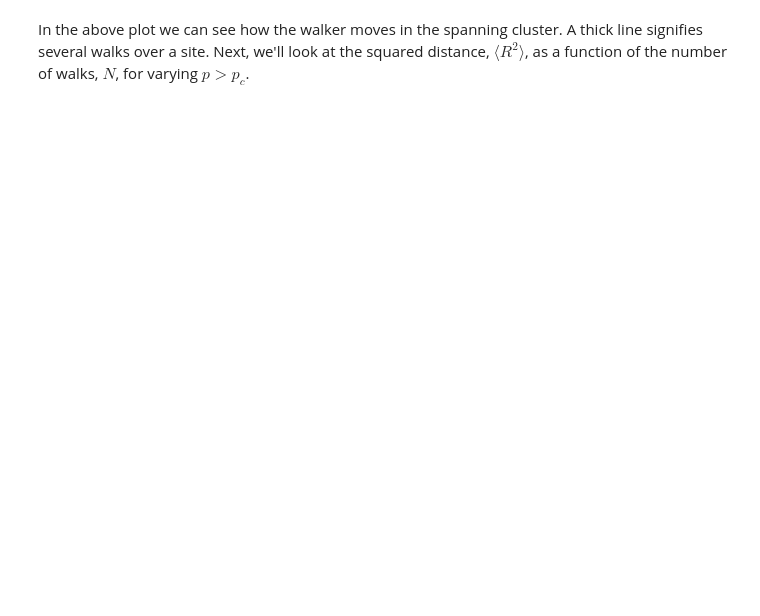
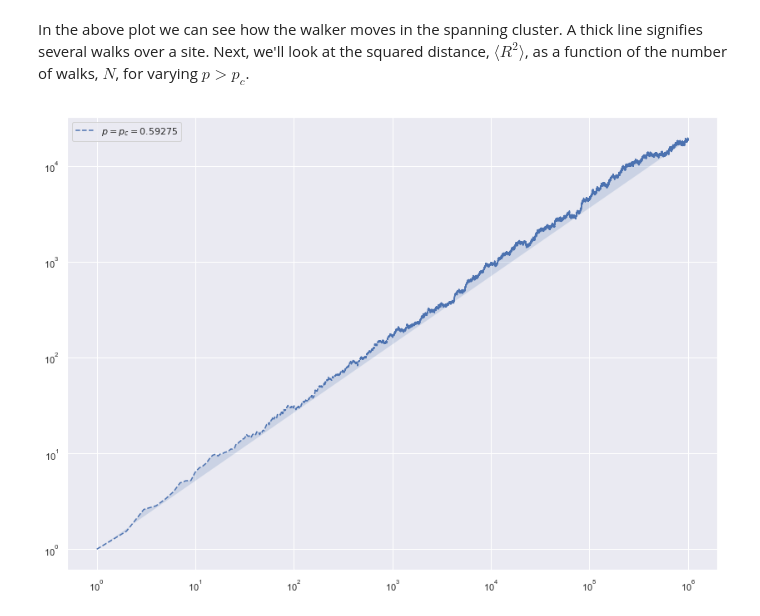
Before and after one commit to Schoyen/FYS4460, a Jupyter notebook: project-3/random-walks-on-the-spanning-cluster.ipynb, the cells around one changed output. Saved outputs shown, nothing was run; the diff lists cells and outputs as text; code cells hidden in the pictures; blank space fills up the shorter version.

Commit message:
Add plot of mean squared displacement

```diff
--- a/project-3/random-walks-on-the-spanning-cluster.ipynb
+++ b/project-3/random-walks-on-the-spanning-cluster.ipynb
@@ -60,16 +60,40 @@ def get_squared_distance(L, p, num_walks, num_attempts=1000):
     while num_steps <= 1:
         walker_map, displacements, num_steps = percwalk(spanning_cluster, num_walks)
 
-    squared_distance = np.sum(displacements ** 2, axis=0)
-
-    return squared_distance
+    return np.sum(displacements ** 2, axis=0)
 # %%
-L = 100
-num_walks_arr = np.array([i * 1000 for i in range(1, 11)])
-p_arr = np.linspace(p_c, 0.7, 11)
+L = 500
+num_walks = int(1e6)
+num_walks_arr = np.arange(num_walks)
+p_arr = np.linspace(p_c, 0.7, 12)
+num_walkers = 100
 
-r_squared = np.zeros((len(num_walks_arr), len(p_arr)))
+r_squared = np.zeros((len(p_arr), num_walks))
 # %%
-for i, num_walks in tqdm.tqdm_notebook(enumerate(num_walks_arr), total=len(num_walks_arr)):
-    for j, p in enumerate(p_arr):
-        r_squared[i, j] = np.get_squared_distance
+for walker in tqdm.tqdm_notebook(range(num_walkers)):
+    for i, p in enumerate(p_arr):
+        r_squared[i] += get_squared_distance(L, p, num_walks)
+
+r_squared /= num_walkers
+# %%
+plt.figure(figsize=(14, 10))
+
+plt.loglog(
+    np.arange(num_walks),
+    r_squared[0],
+    "--",
+    label=rf"$p = p_c = {p_c}$",
+)
+plt.fill(np.arange(num_walks), r_squared[0], alpha=0.2)
+
+#for i, p in enumerate(p_arr[1:]):
+#    plt.loglog(
+#        np.arange(num_walks),
+#        r_squared[i],
+#        label=rf"$p = {p:.3f}$"
+#    )
+
+plt.legend(loc="best")
+plt.show()
+# %% [output]
+[figure, added]
```
Also changed, not shown: parts of 4 cells of this notebook.
